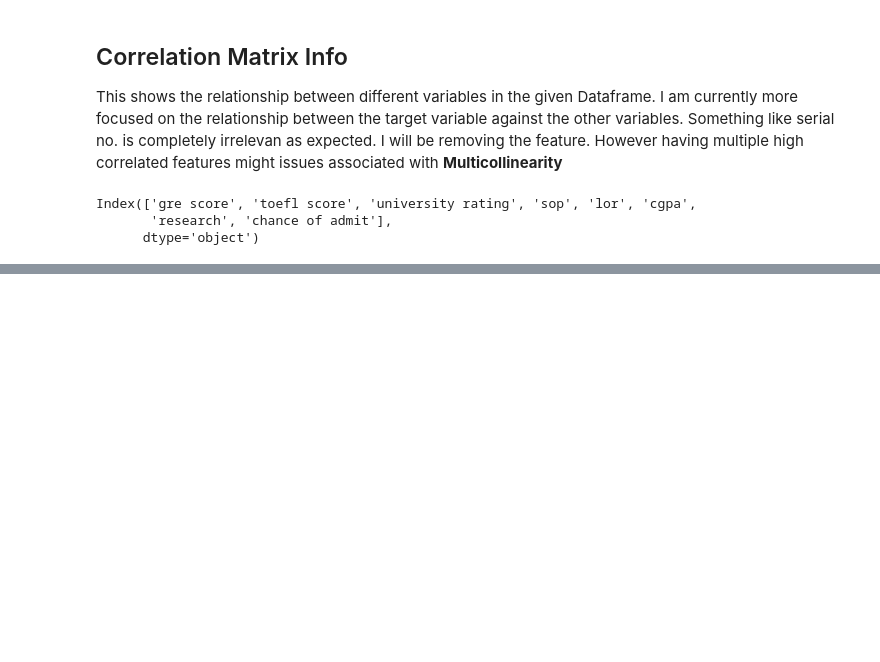
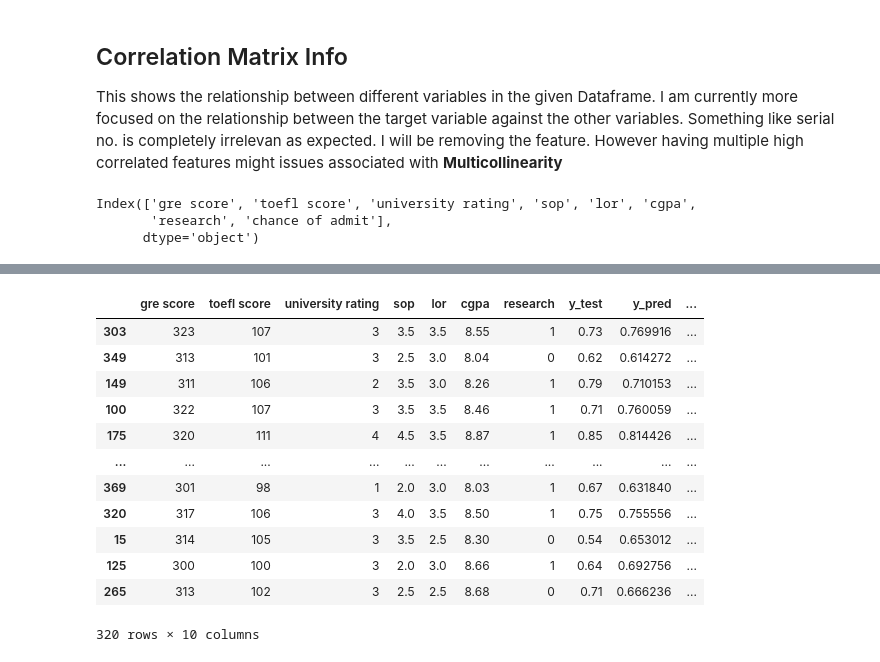
Before and after one commit to abhash8010/ML-From-Scratch, a Jupyter notebook: Linear Regression/Admission Prediction/main.ipynb, the cells around one changed output, grey strips where cells are left out. Drawn from its saved outputs; the diff is of its cells as text; code cells hidden in the pictures; blank space fills up the shorter version.

Commit message:
Admission Model Complete

```diff
--- a/Linear Regression/Admission Prediction/main.ipynb
+++ b/Linear Regression/Admission Prediction/main.ipynb
@@ -82,0 +111,10 @@ Index(['gre score', 'toefl score', 'university rating', 'sop', 'lor', 'cgpa',
+# %%
+X = df.iloc[:, :-1] # Features
+y = df.iloc[:, -1] # Target var
+
+X_test, X_train, y_test, y_train = train_test_split(X, y, test_size=0.2, random_state=10)
+
+scaler = StandardScaler()
+
+X_train_scaled = scaler.fit_transform(X_train)
+X_test_scaled = scaler.fit_transform(X_test)
@@ -82,0 +131,4 @@ Index(['gre score', 'toefl score', 'university rating', 'sop', 'lor', 'cgpa',
+# %%
+model = LinearRegression()
+model.fit(X_train_scaled, y_train)
+y_pred = model.predict(X_test_scaled)
@@ -82,0 +157,20 @@ Index(['gre score', 'toefl score', 'university rating', 'sop', 'lor', 'cgpa',
+# %%
+result_df = X_test.copy()
+result_df['y_test'] = y_test
+result_df['y_pred'] = y_pred
+result_df['difference'] = result_df['y_pred'] - result_df['y_test']
+result_df
+# %% [output]
+|  | gre score | toefl score | university rating | sop | lor | cgpa | research | y_test | y_pred | ... |
+| 303 | 323 | 107 | 3 | 3.5 | 3.5 | 8.55 | 1 | 0.73 | 0.769916 | ... |
+| 349 | 313 | 101 | 3 | 2.5 | 3.0 | 8.04 | 0 | 0.62 | 0.614272 | ... |
+| 149 | 311 | 106 | 2 | 3.5 | 3.0 | 8.26 | 1 | 0.79 | 0.710153 | ... |
+| 100 | 322 | 107 | 3 | 3.5 | 3.5 | 8.46 | 1 | 0.71 | 0.760059 | ... |
+| 175 | 320 | 111 | 4 | 4.5 | 3.5 | 8.87 | 1 | 0.85 | 0.814426 | ... |
+| ... | ... | ... | ... | ... | ... | ... | ... | ... | ... | ... |
+| 369 | 301 | 98 | 1 | 2.0 | 3.0 | 8.03 | 1 | 0.67 | 0.631840 | ... |
+| 320 | 317 | 106 | 3 | 4.0 | 3.5 | 8.50 | 1 | 0.75 | 0.755556 | ... |
+| 15 | 314 | 105 | 3 | 3.5 | 2.5 | 8.30 | 0 | 0.54 | 0.653012 | ... |
+| 125 | 300 | 100 | 3 | 2.0 | 3.0 | 8.66 | 1 | 0.64 | 0.692756 | ... |
+| 265 | 313 | 102 | 3 | 2.5 | 2.5 | 8.68 | 0 | 0.71 | 0.666236 | ... |
+320 rows × 10 columns
```
Also changed, not shown: parts of 7 cells of this notebook.
